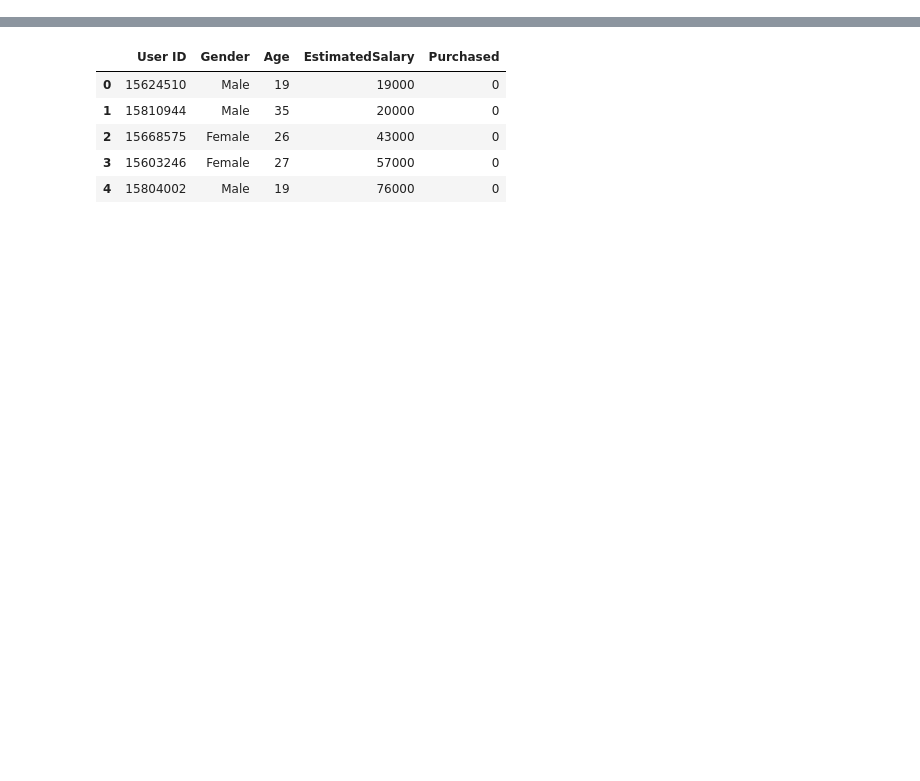
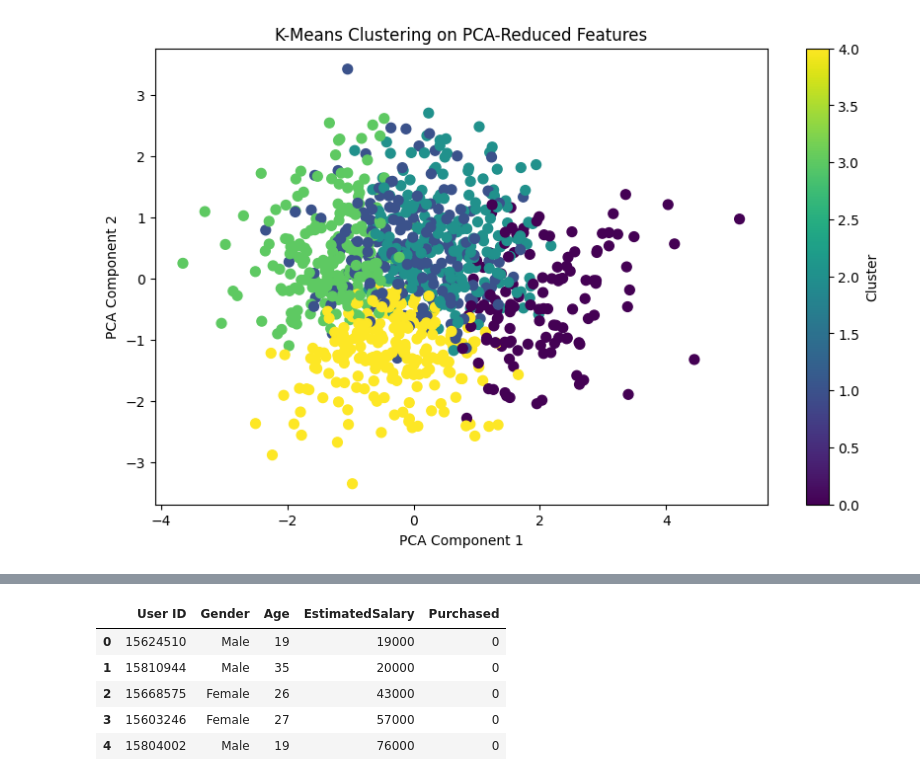
Before and after one commit to Motihari09052005/DileeppersonalResume.github.io, a Jupyter notebook: Decision_tree.ipynb, the cells around one changed output, grey strips where cells are left out. Drawn from its saved outputs; the diff is of its cells as text; code cells hidden in the pictures; blank space fills up the shorter version.

```diff
--- a/Decision_tree.ipynb
+++ b/Decision_tree.ipynb
@@ -102,0 +248,93 @@ plot_tree(clf)
+# %%
+# Import necessary libraries
+import pandas as pd
+import numpy as np
+import matplotlib.pyplot as plt
+from sklearn.preprocessing import StandardScaler
+from sklearn.decomposition import PCA
+from sklearn.cluster import KMeans, DBSCAN
+from sklearn.metrics import silhouette_score
+
+# Simulating a Walmart dataset for 20 years with complex features
+np.random.seed(42)
+
+# Simulate 20 years of customer data
+years = np.arange(2000, 2021)
+n_customers = 1000  # Assume we have 1000 customers
+data = []
+
+for year in years:
+    for customer_id in range(1, n_customers + 1):
+        total_sales = np.random.uniform(100, 20000)  # Total sales in a year
+        total_transactions = np.random.randint(1, 100)  # Number of transactions
+        avg_basket_size = total_sales / total_transactions if total_transactions != 0 else 0
+        recency = np.random.randint(0, 365)  # Days since the last purchase
+
+        data.append([customer_id, year, total_sales, total_transactions, avg_basket_size, recency])
+
+# Convert to DataFrame
+walmart_df = pd.DataFrame(data, columns=['CustomerID', 'Year', 'TotalSales', 'TotalTransactions', 'AvgBasketSize', 'Recency'])
+
+# Display the first few rows
+print(walmart_df.head())
+
+# Feature Engineering: Create a pivot table to aggregate data across the years for each customer
+customer_summary = walmart_df.groupby('CustomerID').agg({
+    'TotalSales': 'sum',  # Sum total sales over the 20 years
+    'TotalTransactions': 'sum',  # Sum transactions over 20 years
+    'AvgBasketSize': 'mean',  # Average basket size over 20 years
+    'Recency': 'mean'  # Average recency over 20 years
+}).reset_index()
+
+# Standardize the features
+scaler = StandardScaler()
+X_scaled = scaler.fit_transform(customer_summary[['TotalSales', 'TotalTransactions', 'AvgBasketSize', 'Recency']])
+
+# Dimensionality Reduction with PCA
+pca = PCA(n_components=2)
+X_pca = pca.fit_transform(X_scaled)
+
+# K-Means Clustering
+kmeans = KMeans(n_clusters=5, random_state=42)
+customer_summary['KMeans_Cluster'] = kmeans.fit_predict(X_scaled)
+
+# DBSCAN Clustering
+dbscan = DBSCAN(eps=0.5, min_samples=5)
+customer_summary['DBSCAN_Cluster'] = dbscan.fit_predict(X_scaled)
+
+# Calculate silhouette scores to evaluate clustering performance
+kmeans_silhouette = silhouette_score(X_scaled, customer_summary['KMeans_Cluster'])
+dbscan_silhouette = silhouette_score(X_scaled, customer_summary['DBSCAN_Cluster'])
+
+print(f"K-Means Silhouette Score: {kmeans_silhouette:.4f}")
+print(f"DBSCAN Silhouette Score: {dbscan_silhouette:.4f}")
+
+# Visualize the clusters from K-Means (PCA Reduced Features)
+plt.figure(figsize=(10, 6))
+plt.scatter(X_pca[:, 0], X_pca[:, 1], c=customer_summary['KMeans_Cluster'], cmap='viridis', s=50)
+plt.title("K-Means Clustering on PCA-Reduced Features")
+plt.xlabel("PCA Component 1")
+plt.ylabel("PCA Component 2")
+plt.colorbar(label='Cluster')
+plt.show()
+
+# Visualize the clusters from DBSCAN (PCA Reduced Features)
+plt.figure(figsize=(10, 6))
+plt.scatter(X_pca[:, 0], X_pca[:, 1], c=customer_summary['DBSCAN_Cluster'], cmap='plasma', s=50)
+plt.title("DBSCAN Clustering on PCA-Reduced Features")
+plt.xlabel("PCA Component 1")
+plt.ylabel("PCA Component 2")
+plt.colorbar(label='Cluster')
+plt.show()
+
+# Cluster Summary for deeper insights
+cluster_summary = customer_summary.groupby('KMeans_Cluster').agg({
+    'TotalSales': ['mean', 'min', 'max'],
+    'TotalTransactions': ['mean', 'min', 'max'],
+    'AvgBasketSize': ['mean', 'min', 'max'],
+    'Recency': ['mean', 'min', 'max']
+}).reset_index()
+
+print("\nK-Means Cluster Summary:\n")
+print(cluster_summary)
+# %% [output]
@@ -102,0 +349 @@ plot_tree(clf)
+[figure, added]
```
Also changed, not shown: parts of 42 cells of this notebook.
